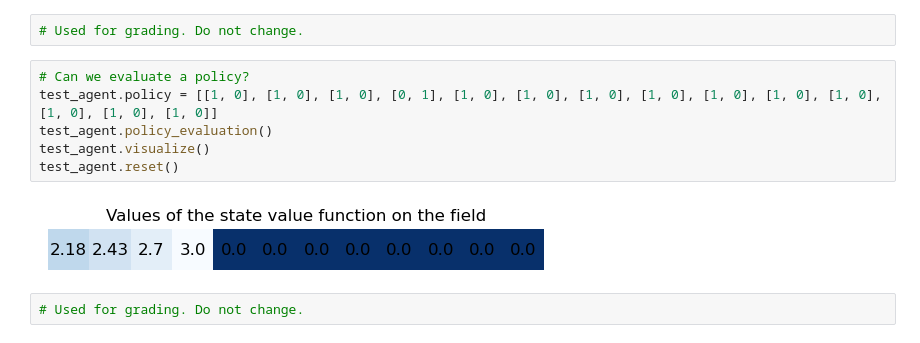
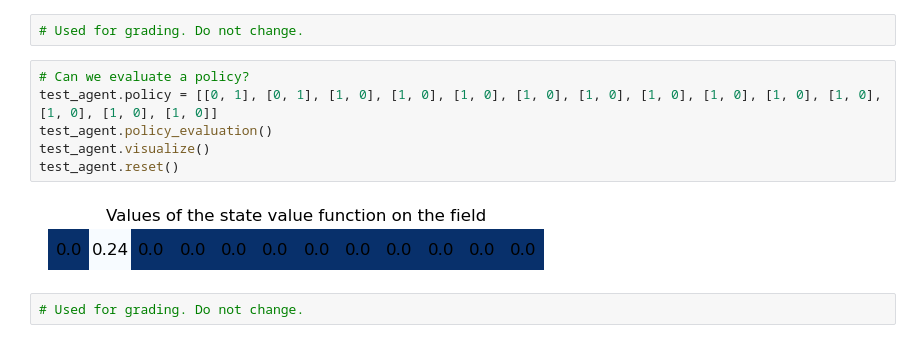
Before and after one commit to hanusspi/Assignments, a Jupyter notebook: bonus_point_assignment_1/task_01/task_sheet_01.ipynb, the cells around one changed output. Cells and saved outputs as stored; diff of their text form.

```diff
--- a/bonus_point_assignment_1/task_01/task_sheet_01.ipynb
+++ b/bonus_point_assignment_1/task_01/task_sheet_01.ipynb
@@ -673,12 +594,12 @@ test_agent.reset()
 # Used for grading. Do not change.
 # %%
 # Can we evaluate a policy?
-test_agent.policy = [[1, 0], [1, 0], [1, 0], [0, 1], [1, 0], [1, 0], [1, 0], [1, 0], [1, 0], [1, 0], [1, 0], [1, 0], [1, 0], [1, 0]]
+test_agent.policy = [[0, 1], [0, 1], [1, 0], [1, 0], [1, 0], [1, 0], [1, 0], [1, 0], [1, 0], [1, 0], [1, 0], [1, 0], [1, 0], [1, 0]]
 test_agent.policy_evaluation()
 test_agent.visualize()
 test_agent.reset()
 # %% [output]
-[figure, old version]
+[figure, new version]
 # %%
 # Used for grading. Do not change.
 # %%
```
Also changed, not shown: parts of 6 cells of this notebook, 2 other files.
